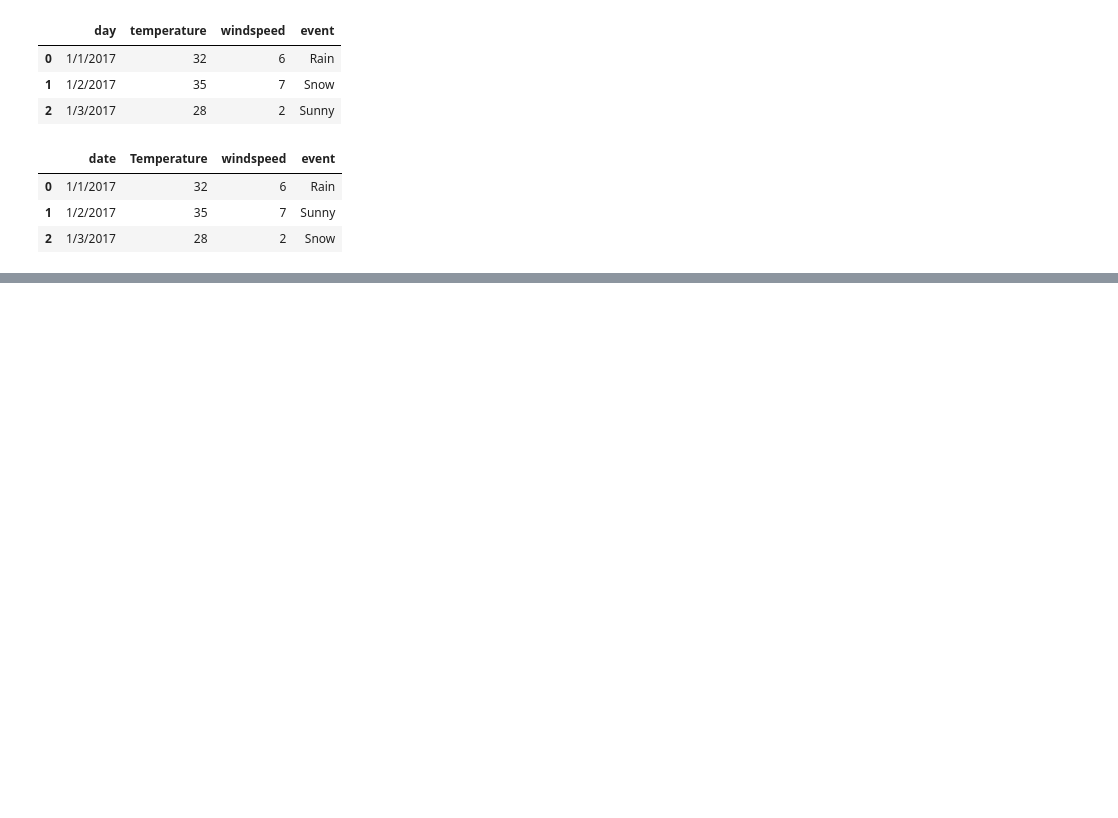
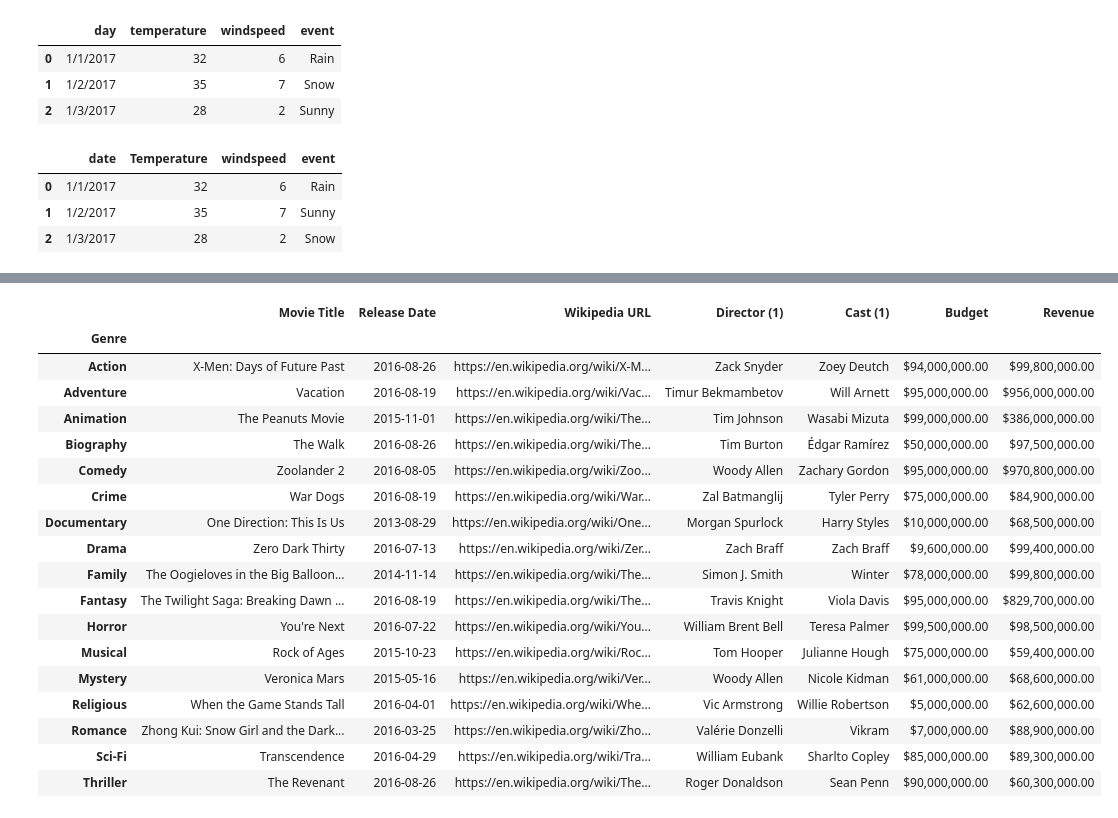
Before and after one commit to abagla18/ineuron_MLDL, a Jupyter notebook: Other_Training/1_Pandas/1_workfile.ipynb, the cells around one changed output, grey strips where cells are left out. Saved outputs shown, nothing was run; the diff lists cells and outputs as text; code cells hidden in the pictures; blank space fills up the shorter version.

```diff
--- a/Other_Training/1_Pandas/1_workfile.ipynb
+++ b/Other_Training/1_Pandas/1_workfile.ipynb
@@ -12,8 +12,8 @@ InteractiveShell.ast_node_interactivity = "all" # Show all results without print
 Executable Python: C:\Users\maity\.conda\envs\aku_mldl\python.exe
 Python Version: 3.9.6
 # %%
-df= pd.read_csv('G:\My Drive\Coursera\movie_data.csv')
-df
+df_movie= pd.read_csv('G:\My Drive\Coursera\movie_data.csv')
+df_movie
 # %% [output]
 |  | Movie Title | Release Date | Wikipedia URL | Genre | Director (1) | Director (2) | Cast (1) | Cast (2) | ... |
 | 0 | 10 Cloverfield Lane | 2016-03-08 | https://en.wikipedia.org/wiki/10_... | Thriller | Dan Trachtenberg | NaN | Mary Elizabeth Winstead | John Goodman | ... |
@@ -53,5 +53,5 @@ df['Movie Title'][df['Genre']=='Thriller']
 432             The Revenant
 Name: Movie Title, dtype: object
 # %%
-df.fillna(0,inplace =True)
+df_movie.fillna(0,inplace =True)
 # %%
@@ -140,7 +140,7 @@ df[filter1][["Genre","Release Date"]]
 | 132 | Biography | 2016-08-26 |
 | 200 | Action | 2016-08-26 |
 # %%
-df1=df.set_index('Movie Title')
+df1=df_movie.set_index('Movie Title')
 # %%
 df1.loc['Zoolander 2']
 # %% [output]
@@ -257,0 +255,3 @@ new_df
+# %%
+g = df_movie.groupby('Genre')
+g
@@ -257,0 +298,22 @@ new_df
+# %%
+g.max()
+# %% [output]
+|  | Movie Title | Release Date | Wikipedia URL | Director (1) | Cast (1) | Budget | Revenue |
+| Genre |  |  |  |  |  |  |  |
+| Action | X-Men: Days of Future Past | 2016-08-26 | https://en.wikipedia.org/wiki/X-M... | Zack Snyder | Zoey Deutch | $94,000,000.00 | $99,800,000.00 |
+| Adventure | Vacation | 2016-08-19 | https://en.wikipedia.org/wiki/Vac... | Timur Bekmambetov | Will Arnett | $95,000,000.00 | $956,000,000.00 |
+| Animation | The Peanuts Movie | 2015-11-01 | https://en.wikipedia.org/wiki/The... | Tim Johnson | Wasabi Mizuta | $99,000,000.00 | $386,000,000.00 |
+| Biography | The Walk | 2016-08-26 | https://en.wikipedia.org/wiki/The... | Tim Burton | Édgar Ramírez | $50,000,000.00 | $97,500,000.00 |
+| Comedy | Zoolander 2 | 2016-08-05 | https://en.wikipedia.org/wiki/Zoo... | Woody Allen | Zachary Gordon | $95,000,000.00 | $970,800,000.00 |
+| Crime | War Dogs | 2016-08-19 | https://en.wikipedia.org/wiki/War... | Zal Batmanglij | Tyler Perry | $75,000,000.00 | $84,900,000.00 |
+| Documentary | One Direction: This Is Us | 2013-08-29 | https://en.wikipedia.org/wiki/One... | Morgan Spurlock | Harry Styles | $10,000,000.00 | $68,500,000.00 |
+| Drama | Zero Dark Thirty | 2016-07-13 | https://en.wikipedia.org/wiki/Zer... | Zach Braff | Zach Braff | $9,600,000.00 | $99,400,000.00 |
+| Family | The Oogieloves in the Big Balloon... | 2014-11-14 | https://en.wikipedia.org/wiki/The... | Simon J. Smith | Winter | $78,000,000.00 | $99,800,000.00 |
+| Fantasy | The Twilight Saga: Breaking Dawn ... | 2016-08-19 | https://en.wikipedia.org/wiki/The... | Travis Knight | Viola Davis | $95,000,000.00 | $829,700,000.00 |
+| Horror | You're Next | 2016-07-22 | https://en.wikipedia.org/wiki/You... | William Brent Bell | Teresa Palmer | $99,500,000.00 | $98,500,000.00 |
+| Musical | Rock of Ages | 2015-10-23 | https://en.wikipedia.org/wiki/Roc... | Tom Hooper | Julianne Hough | $75,000,000.00 | $59,400,000.00 |
+| Mystery | Veronica Mars | 2015-05-16 | https://en.wikipedia.org/wiki/Ver... | Woody Allen | Nicole Kidman | $61,000,000.00 | $68,600,000.00 |
+| Religious | When the Game Stands Tall | 2016-04-01 | https://en.wikipedia.org/wiki/Whe... | Vic Armstrong | Willie Robertson | $5,000,000.00 | $62,600,000.00 |
+| Romance | Zhong Kui: Snow Girl and the Dark... | 2016-03-25 | https://en.wikipedia.org/wiki/Zho... | Valérie Donzelli | Vikram | $7,000,000.00 | $88,900,000.00 |
+| Sci-Fi | Transcendence | 2016-04-29 | https://en.wikipedia.org/wiki/Tra... | William Eubank | Sharlto Copley | $85,000,000.00 | $89,300,000.00 |
+| Thriller | The Revenant | 2016-08-26 | https://en.wikipedia.org/wiki/The... | Roger Donaldson | Sean Penn | $90,000,000.00 | $60,300,000.00 |
```
Also changed, not shown: parts of 35 cells of this notebook, 1 other file.
